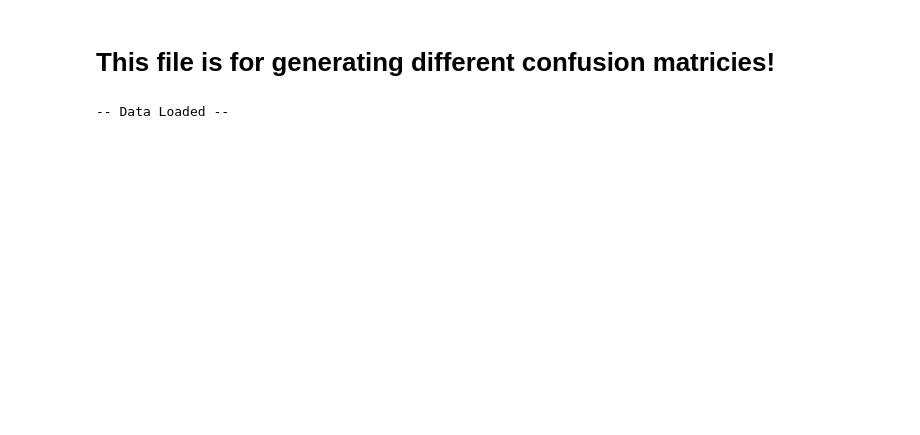
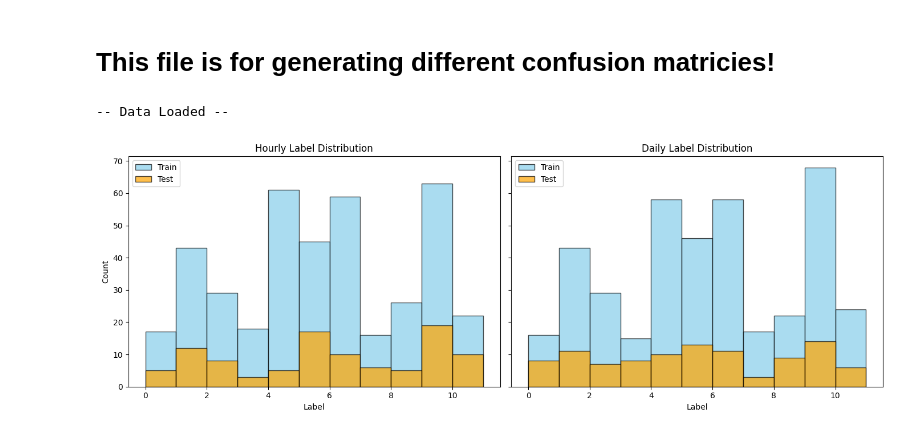
Before and after one commit to rustadadam/PF-GAP, a Jupyter notebook: experiments/visuals/confusion_matrix.ipynb, the cells around one changed output. Saved outputs shown, nothing was run; the diff lists cells and outputs as text; code cells hidden in the pictures; blank space fills up the shorter version.

Commit message:
Built confusion matricies an dplots

```diff
--- a/experiments/visuals/confusion_matrix.ipynb
+++ b/experiments/visuals/confusion_matrix.ipynb
@@ -7,6 +7,8 @@ sys.path.insert(0, '/yunity/arusty/PF-GAP/')
 
 from experiments.model_helpers import *
 import pandas as pd
+from sklearn.metrics import confusion_matrix
+
 
 
 #* Load in the data
@@ -30,7 +32,38 @@ static_hourly = static_hourly.set_index('Ticker').reindex(tickers).reset_index()
 if static_hourly.isnull().values.any():
     static_hourly = static_hourly.fillna(static_hourly.median(numeric_only=True))
 
+#Train test splits
+from sklearn.model_selection import train_test_split
+X_train_hourly, X_test_hourly, y_train_hourly, y_test_hourly, static_train_hourly, static_test_hourly = train_test_split(
+    time_series_hourly, labels_hourly, static_hourly, test_size=0.2, random_state=42)
+
+X_train_daily, X_test_daily, y_train_daily, y_test_daily, static_train_daily, static_test_daily = train_test_split(
+    time_series, labels, static2024, test_size=0.2, random_state=42)
+
 print("-- Data Loaded --")
 # %% [output]
 -- Data Loaded --
+# %%
+import matplotlib.pyplot as plt
+
+# Plot label distributions for hourly and daily
+fig, axes = plt.subplots(1, 2, figsize=(14, 5), sharey=True)
+
+axes[0].hist(y_train_hourly, bins=range(12), alpha=0.7, label='Train', color='skyblue', edgecolor='black')
+axes[0].hist(y_test_hourly, bins=range(12), alpha=0.7, label='Test', color='orange', edgecolor='black')
+axes[0].set_title('Hourly Label Distribution')
+axes[0].set_xlabel('Label')
+axes[0].set_ylabel('Count')
+axes[0].legend()
+
+axes[1].hist(y_train_daily, bins=range(12), alpha=0.7, label='Train', color='skyblue', edgecolor='black')
+axes[1].hist(y_test_daily, bins=range(12), alpha=0.7, label='Test', color='orange', edgecolor='black')
+axes[1].set_title('Daily Label Distribution')
+axes[1].set_xlabel('Label')
+axes[1].legend()
+
+plt.tight_layout()
+plt.show()
+# %% [output]
+[figure, added]
 # %%
```
Also changed, not shown: parts of 2 cells of this notebook.
